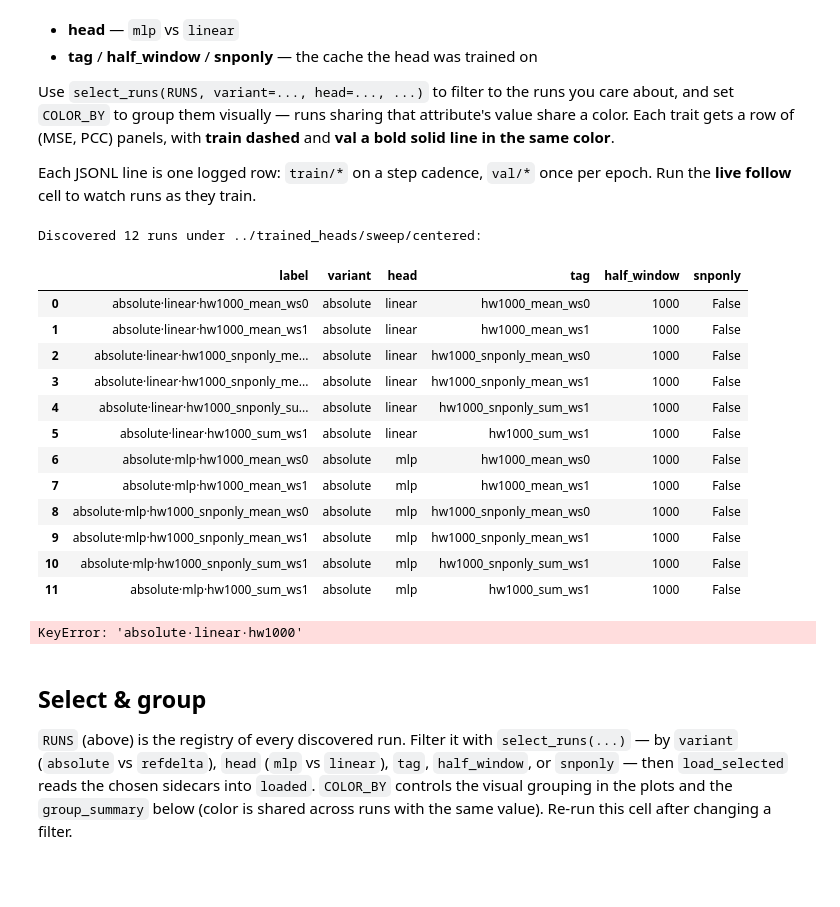
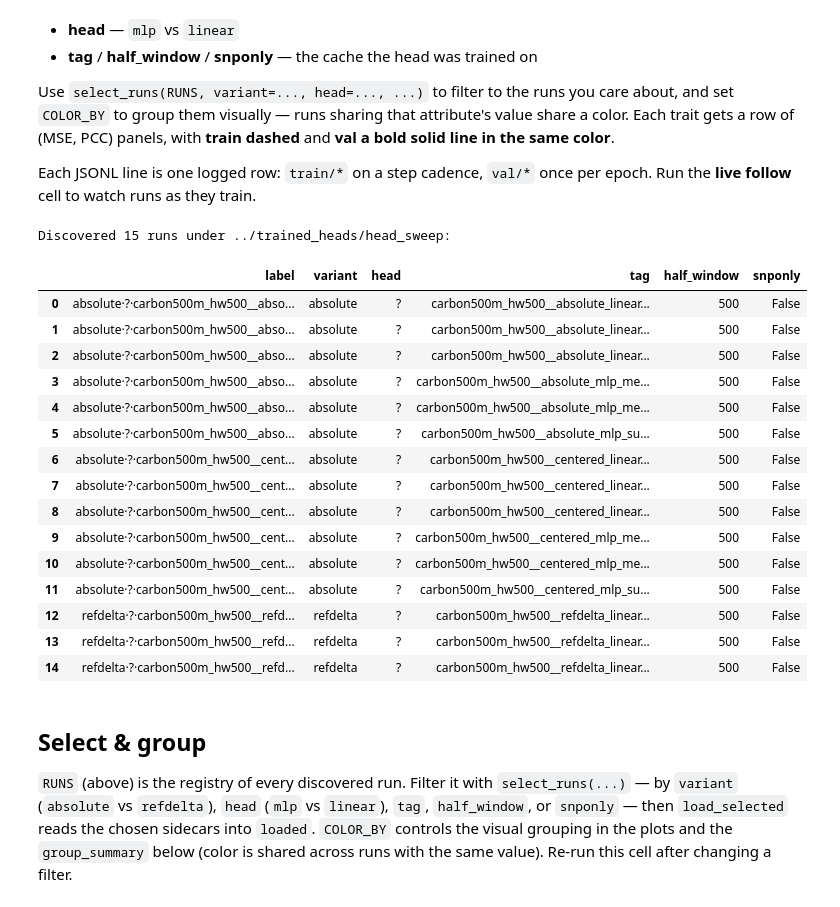
Before and after one commit to amdson/svar, a Jupyter notebook: train_pipeline/track_training.ipynb, the cells around one changed output. Cells and saved outputs as stored; diff of their text form; code cells hidden in the pictures; blank space fills up the shorter version.

```diff
--- a/train_pipeline/track_training.ipynb
+++ b/train_pipeline/track_training.ipynb
@@ -25,7 +25,7 @@ from IPython.display import clear_output, display
 # Root of the run_sweep.sh outputs. Each run writes a JSONL metrics sidecar at
 #   trained_heads/sweep/<variant>/<head>_<tag>/model.metrics.jsonl
 # Point SWEEP_ROOT elsewhere (or pass root= to discover_runs) for other dirs.
-SWEEP_ROOT = Path("../trained_heads/sweep/centered")
+SWEEP_ROOT = Path("../trained_heads/head_sweep")
 
 # Traits to plot, one row of (MSE, PCC) panels each.
 EVAL_TRAITS = [
@@ -172,50 +172,49 @@ def plot_traits(loaded, traits, color_by="label", show_train=True):
         for ax, metric in [(axes[row][0], "mse"), (axes[row][1], "pcc")]:
             seen = set()
             for info in loaded.values():
                 df = info["df"]
                 color = colors[info[color_by]]
                 splits = [("val", "-", 2.5, 1.0)]
                 if show_train:
                     splits.append(("train", "--", 1.5, 0.6))
                 for split, ls, lw, alpha in splits:
                     col = f"{split}/{metric}/{trait}"
                     if col not in df.columns:
                         continue
                     sub = df.dropna(subset=[col, "step"])
                     if not len(sub):
                         continue
                     leg = f"{info[color_by]} · {split}"
                     lbl = leg if leg not in seen else None
                     seen.add(leg)
                     ax.plot(sub["step"], sub[col], linestyle=ls, linewidth=lw,
                             alpha=alpha, color=color, label=lbl)
             ax.set(xlabel="step", ylabel=metric, title=f"{trait} — {metric}")
             ax.legend(fontsize=8)
     fig.tight_layout()
     plt.show()
 
 RUNS = discover_runs()
 print(f"Discovered {len(RUNS)} runs under {SWEEP_ROOT}:")
 RUNS[["label", "variant", "head", "tag", "half_window", "snponly"]]
 # %% [output]
-Discovered 12 runs under ../trained_heads/sweep/centered:
+Discovered 15 runs under ../trained_heads/head_sweep:
 |  | label | variant | head | tag | half_window | snponly |
-| 0 | absolute·linear·hw1000_mean_ws0 | absolute | linear | hw1000_mean_ws0 | 1000 | False |
-| 1 | absolute·linear·hw1000_mean_ws1 | absolute | linear | hw1000_mean_ws1 | 1000 | False |
-| 2 | absolute·linear·hw1000_snponly_me... | absolute | linear | hw1000_snponly_mean_ws0 | 1000 | False |
-| 3 | absolute·linear·hw1000_snponly_me... | absolute | linear | hw1000_snponly_mean_ws1 | 1000 | False |
-| 4 | absolute·linear·hw1000_snponly_su... | absolute | linear | hw1000_snponly_sum_ws1 | 1000 | False |
-| 5 | absolute·linear·hw1000_sum_ws1 | absolute | linear | hw1000_sum_ws1 | 1000 | False |
-| 6 | absolute·mlp·hw1000_mean_ws0 | absolute | mlp | hw1000_mean_ws0 | 1000 | False |
-| 7 | absolute·mlp·hw1000_mean_ws1 | absolute | mlp | hw1000_mean_ws1 | 1000 | False |
-| 8 | absolute·mlp·hw1000_snponly_mean_ws0 | absolute | mlp | hw1000_snponly_mean_ws0 | 1000 | False |
-| 9 | absolute·mlp·hw1000_snponly_mean_ws1 | absolute | mlp | hw1000_snponly_mean_ws1 | 1000 | False |
-| 10 | absolute·mlp·hw1000_snponly_sum_ws1 | absolute | mlp | hw1000_snponly_sum_ws1 | 1000 | False |
-| 11 | absolute·mlp·hw1000_sum_ws1 | absolute | mlp | hw1000_sum_ws1 | 1000 | False |
+| 0 | absolute·?·carbon500m_hw500__abso... | absolute | ? | carbon500m_hw500__absolute_linear... | 500 | False |
+| 1 | absolute·?·carbon500m_hw500__abso... | absolute | ? | carbon500m_hw500__absolute_linear... | 500 | False |
+| 2 | absolute·?·carbon500m_hw500__abso... | absolute | ? | carbon500m_hw500__absolute_linear... | 500 | False |
+| 3 | absolute·?·carbon500m_hw500__abso... | absolute | ? | carbon500m_hw500__absolute_mlp_me... | 500 | False |
+| 4 | absolute·?·carbon500m_hw500__abso... | absolute | ? | carbon500m_hw500__absolute_mlp_me... | 500 | False |
+| 5 | absolute·?·carbon500m_hw500__abso... | absolute | ? | carbon500m_hw500__absolute_mlp_su... | 500 | False |
+| 6 | absolute·?·carbon500m_hw500__cent... | absolute | ? | carbon500m_hw500__centered_linear... | 500 | False |
+| 7 | absolute·?·carbon500m_hw500__cent... | absolute | ? | carbon500m_hw500__centered_linear... | 500 | False |
+| 8 | absolute·?·carbon500m_hw500__cent... | absolute | ? | carbon500m_hw500__centered_linear... | 500 | False |
+| 9 | absolute·?·carbon500m_hw500__cent... | absolute | ? | carbon500m_hw500__centered_mlp_me... | 500 | False |
+| 10 | absolute·?·carbon500m_hw500__cent... | absolute | ? | carbon500m_hw500__centered_mlp_me... | 500 | False |
+| 11 | absolute·?·carbon500m_hw500__cent... | absolute | ? | carbon500m_hw500__centered_mlp_su... | 500 | False |
+| 12 | refdelta·?·carbon500m_hw500__refd... | refdelta | ? | carbon500m_hw500__refdelta_linear... | 500 | False |
+| 13 | refdelta·?·carbon500m_hw500__refd... | refdelta | ? | carbon500m_hw500__refdelta_linear... | 500 | False |
+| 14 | refdelta·?·carbon500m_hw500__refd... | refdelta | ? | carbon500m_hw500__refdelta_linear... | 500 | False |
-# %%
-print([c for c in loaded['absolute·linear·hw1000']['df'].columns if 'val' in c])
-# %% [output]
-KeyError: 'absolute·linear·hw1000'
 # %% [markdown]
 ## Select & group
 
```
Also changed, not shown: parts of 4 cells of this notebook, 7 other files.
